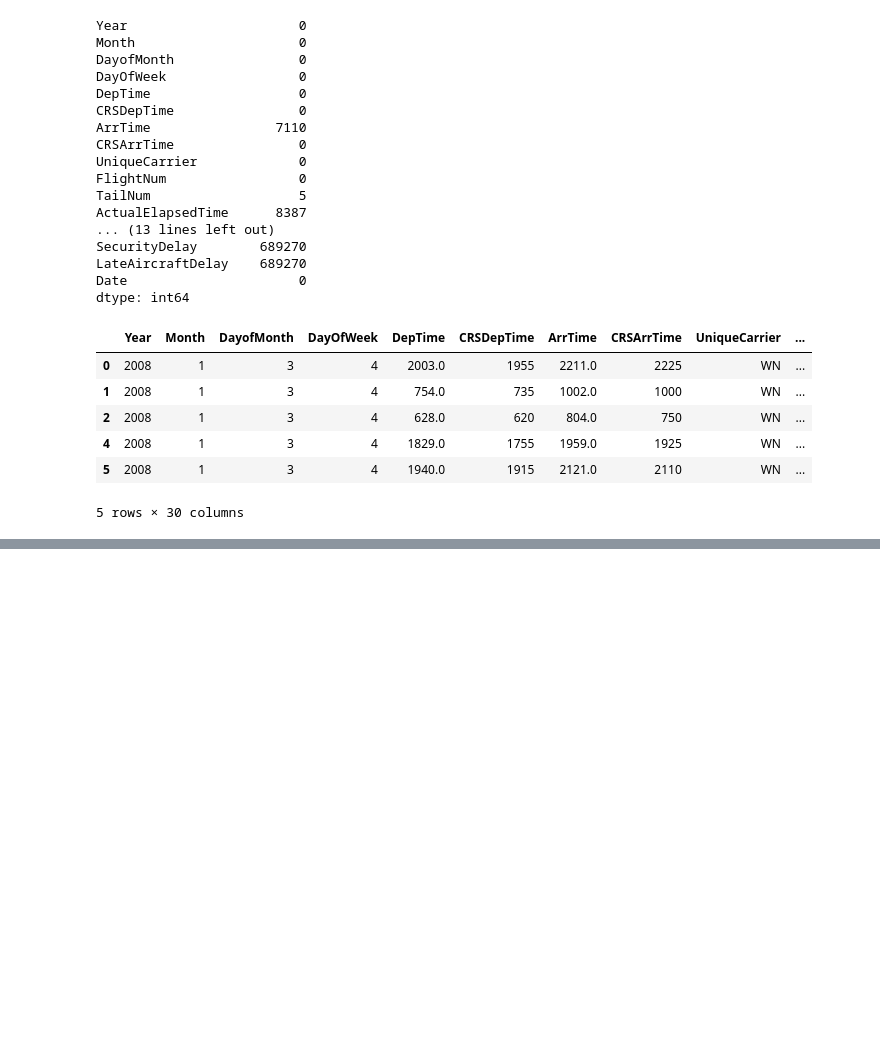
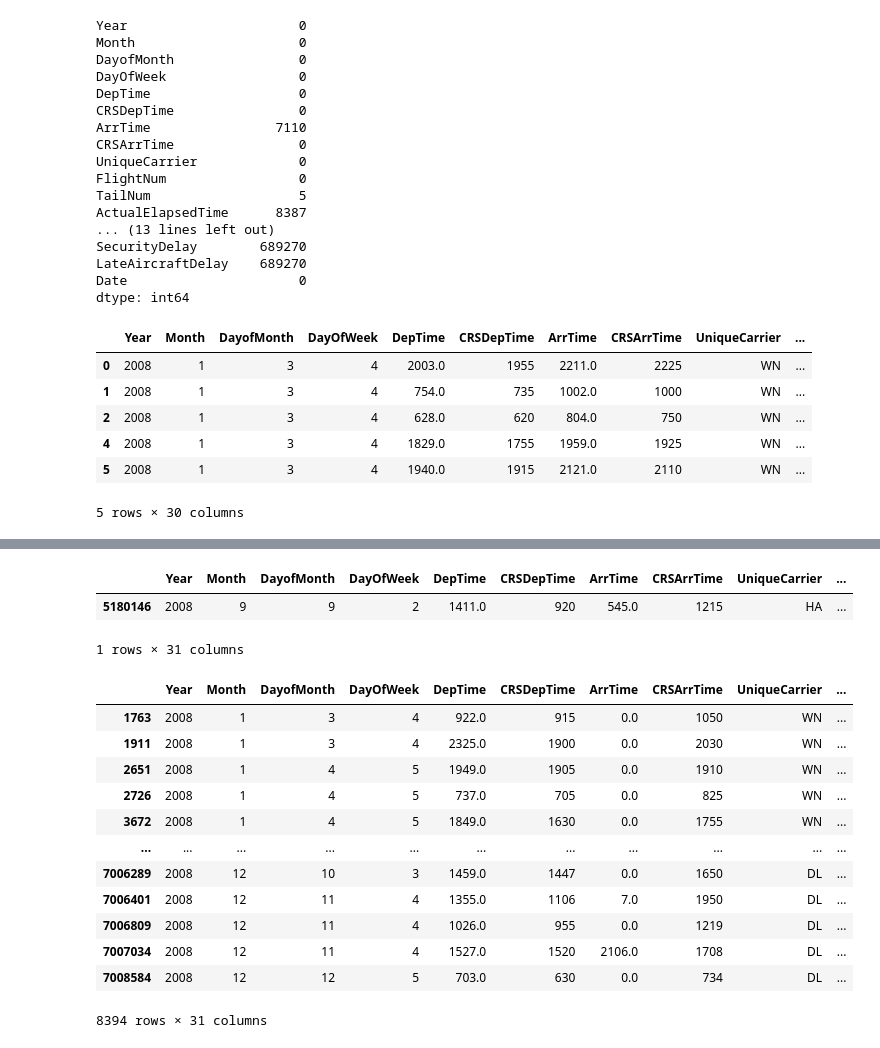
Before and after one commit to joseporiolayats/data-exercises, a Jupyter notebook: kaggle-airline-df/M1_T02_dataframe.ipynb, the cells around one changed output, grey strips where cells are left out. Cells and saved outputs as stored; diff of their text form; code cells hidden in the pictures; blank space fills up the shorter version.

```diff
--- a/kaggle-airline-df/M1_T02_dataframe.ipynb
+++ b/kaggle-airline-df/M1_T02_dataframe.ipynb
@@ -147,3 +138,12 @@ df.head()
 | 4 | 2008 | 1 | 3 | 4 | 1829.0 | 1755 | 1959.0 | 1925 | WN | ... |
 | 5 | 2008 | 1 | 3 | 4 | 1940.0 | 1915 | 2121.0 | 2110 | WN | ... |
 5 rows × 30 columns
+# %%
+# Table of airlines with the most accumulated delays
+# In order to sort airlines by total delays first each delay has to be summed up. In order to do that
+# the NaNs have to be imputed with 0s (which is the value that has to go there). Then summation and
+# grouping by carriers.
+df.fillna(value=0,inplace=True)
+df["Total_delay"] = df["ArrDelay"] + df["CarrierDelay"] + df["WeatherDelay"] + df["NASDelay"] + df["LateAircraftDelay"]
+# df.groupby(by=["UniqueCarrier","Total_delay"]).sum()
+df.groupby(df["UniqueCarrier"]).Total_delay.sum().sort_values()
@@ -149,0 +168,24 @@ df.head()
+# %%
+# What are the longest flights?
+df[df['AirTime'] == df["AirTime"].max()]
+# %% [output]
+|  | Year | Month | DayofMonth | DayOfWeek | DepTime | CRSDepTime | ArrTime | CRSArrTime | UniqueCarrier | ... |
+| 5180146 | 2008 | 9 | 9 | 2 | 1411.0 | 920 | 545.0 | 1215 | HA | ... |
+1 rows × 31 columns
+# %%
+# And the most backward?
+df[df['AirTime'] == df["AirTime"].min()]
+# %% [output]
+|  | Year | Month | DayofMonth | DayOfWeek | DepTime | CRSDepTime | ArrTime | CRSArrTime | UniqueCarrier | ... |
+| 1763 | 2008 | 1 | 3 | 4 | 922.0 | 915 | 0.0 | 1050 | WN | ... |
+| 1911 | 2008 | 1 | 3 | 4 | 2325.0 | 1900 | 0.0 | 2030 | WN | ... |
+| 2651 | 2008 | 1 | 4 | 5 | 1949.0 | 1905 | 0.0 | 1910 | WN | ... |
+| 2726 | 2008 | 1 | 4 | 5 | 737.0 | 705 | 0.0 | 825 | WN | ... |
+| 3672 | 2008 | 1 | 4 | 5 | 1849.0 | 1630 | 0.0 | 1755 | WN | ... |
+| ... | ... | ... | ... | ... | ... | ... | ... | ... | ... | ... |
+| 7006289 | 2008 | 12 | 10 | 3 | 1459.0 | 1447 | 0.0 | 1650 | DL | ... |
+| 7006401 | 2008 | 12 | 11 | 4 | 1355.0 | 1106 | 7.0 | 1950 | DL | ... |
+| 7006809 | 2008 | 12 | 11 | 4 | 1026.0 | 955 | 0.0 | 1219 | DL | ... |
+| 7007034 | 2008 | 12 | 11 | 4 | 1527.0 | 1520 | 2106.0 | 1708 | DL | ... |
+| 7008584 | 2008 | 12 | 12 | 5 | 703.0 | 630 | 0.0 | 734 | DL | ... |
+8394 rows × 31 columns
```
Also changed, not shown: parts of 3 cells of this notebook.
